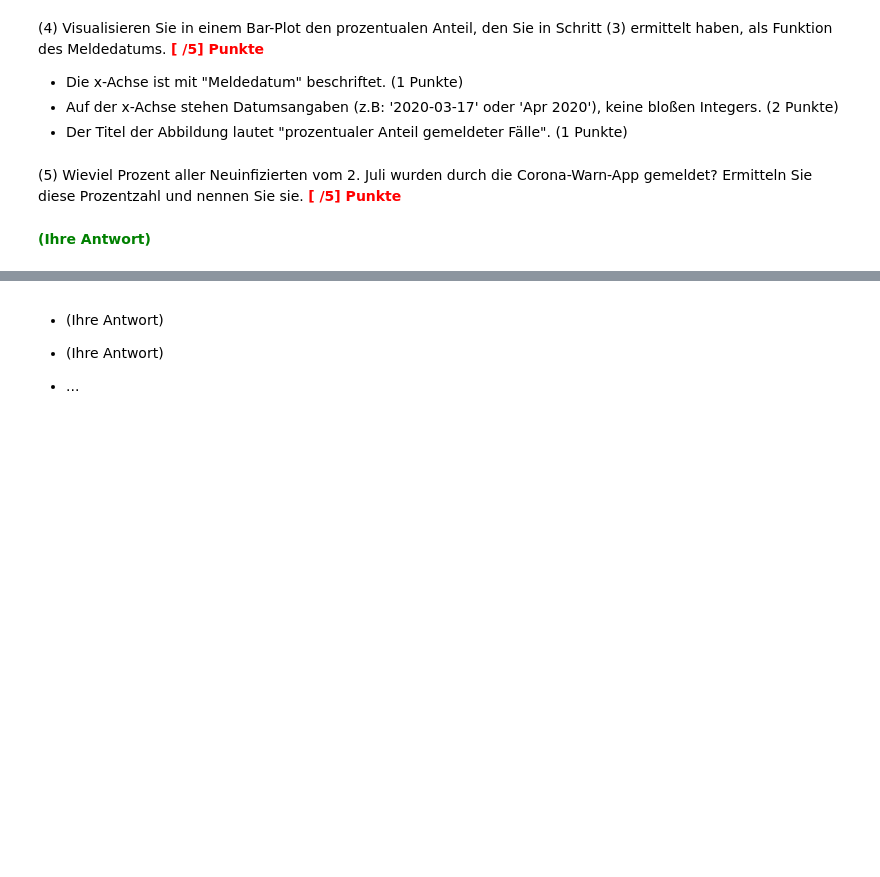
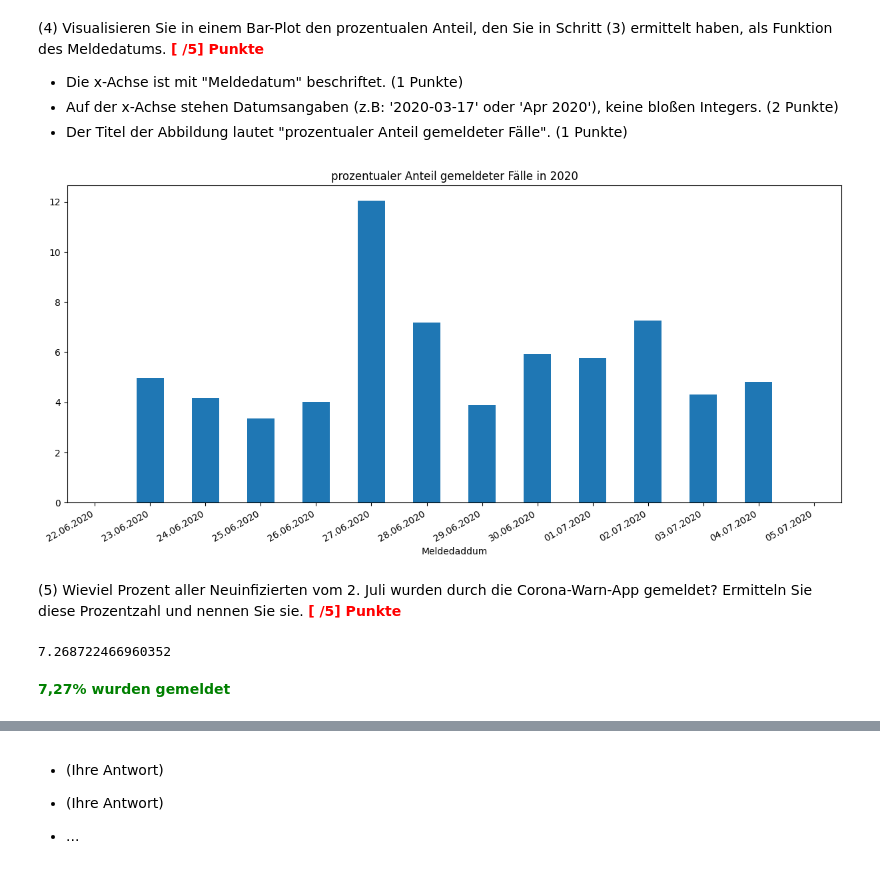
Before and after one commit to cortex359/ds.ss24, a Jupyter notebook: probeklausur/DS-Probeklausur.ipynb, the cells around one changed output, grey strips where cells are left out. Drawn from its saved outputs; the diff is of its cells as text; code cells hidden in the pictures; blank space fills up the shorter version.

```diff
--- a/probeklausur/DS-Probeklausur.ipynb
+++ b/probeklausur/DS-Probeklausur.ipynb
@@ -387,0 +370,15 @@ cwa_data = 'https://data.bialonski.de/ds/kWgDRT4Q6W3TfK4u1AAjnJtzP67GebwP3l3cLpE
+# %%
+# Ihr Code
+df_covid = pd.read_csv(RKI_data_simplified)
+
+df_covid["Meldedatum"] = pd.to_datetime(df_covid["Meldedatum"])
+df_covid.set_index('Meldedatum', inplace=True)
+
+
+df_cwa = pd.read_csv(cwa_data)
+
+df_cwa["Meldedatum"] = pd.to_datetime(df_cwa["Meldedatum"])
+df_cwa.set_index('Meldedatum', inplace=True)
+
+print(df_covid["Deutschland"].head())
+print(df_cwa.head())
@@ -391,0 +402,9 @@ cwa_data = 'https://data.bialonski.de/ds/kWgDRT4Q6W3TfK4u1AAjnJtzP67GebwP3l3cLpE
+# %%
+# Ihr Code
+df_anteil = df_cwa["AnzahlFall"]/df_covid.loc[pd.to_datetime("2020-06-22"):,"Deutschland"]*100
+df_anteil.columns = ["Anteil"]
+
+
+#print(df_covid.loc[pd.to_datetime("2020-06-22"):,"Deutschland"].head())
+#print(df_anteil[pd.to_datetime("2020-06-22"):].head())
+df_anteil
@@ -400,10 +434,24 @@ cwa_data = 'https://data.bialonski.de/ds/kWgDRT4Q6W3TfK4u1AAjnJtzP67GebwP3l3cLpE
+# %%
+import matplotlib.pyplot as plt
+import matplotlib.dates as mdates
+
+# Ihr Code
+ax = df_anteil.plot(kind = "bar", title = "prozentualer Anteil gemeldeter Fälle in 2020", xlabel = "Meldedaddum")
+ax.xaxis.set_major_formatter(plt.FixedFormatter(df_anteil.index.strftime('%d.%m.%Y')))
+plt.gcf().autofmt_xdate()
+plt.show()
+# %% [output]
+[figure, added]
 # %% [markdown]
 (5) Wieviel Prozent aller Neuinfizierten vom 2. Juli wurden durch die Corona-Warn-App gemeldet? Ermitteln Sie diese Prozentzahl und nennen Sie sie. <span style="color:red;font-weight:bold">\[ /5\] Punkte</span>
 # %%
 # Ihr Code
+print(df_anteil[pd.to_datetime("2020-07-02")])
+# %% [output]
+7.268722466960352
 # %% [markdown]
 <p style="color:green;font-weight:bold">
-(Ihre Antwort)
+7,27% wurden gemeldet
 </p>
 # %% [markdown]
 ### Aufgabe: Werbeindustrie
```
Also changed, not shown: parts of 7 cells of this notebook.
